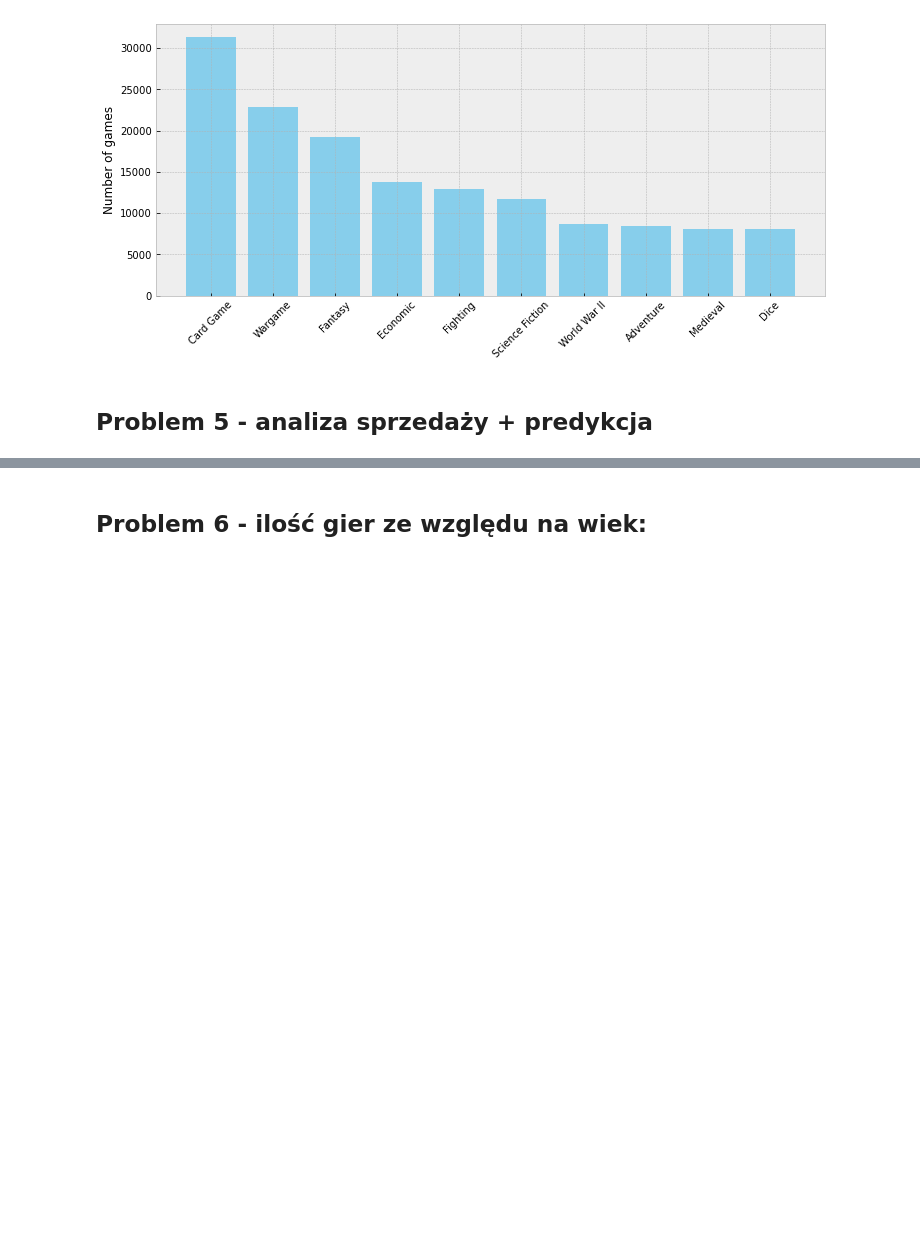
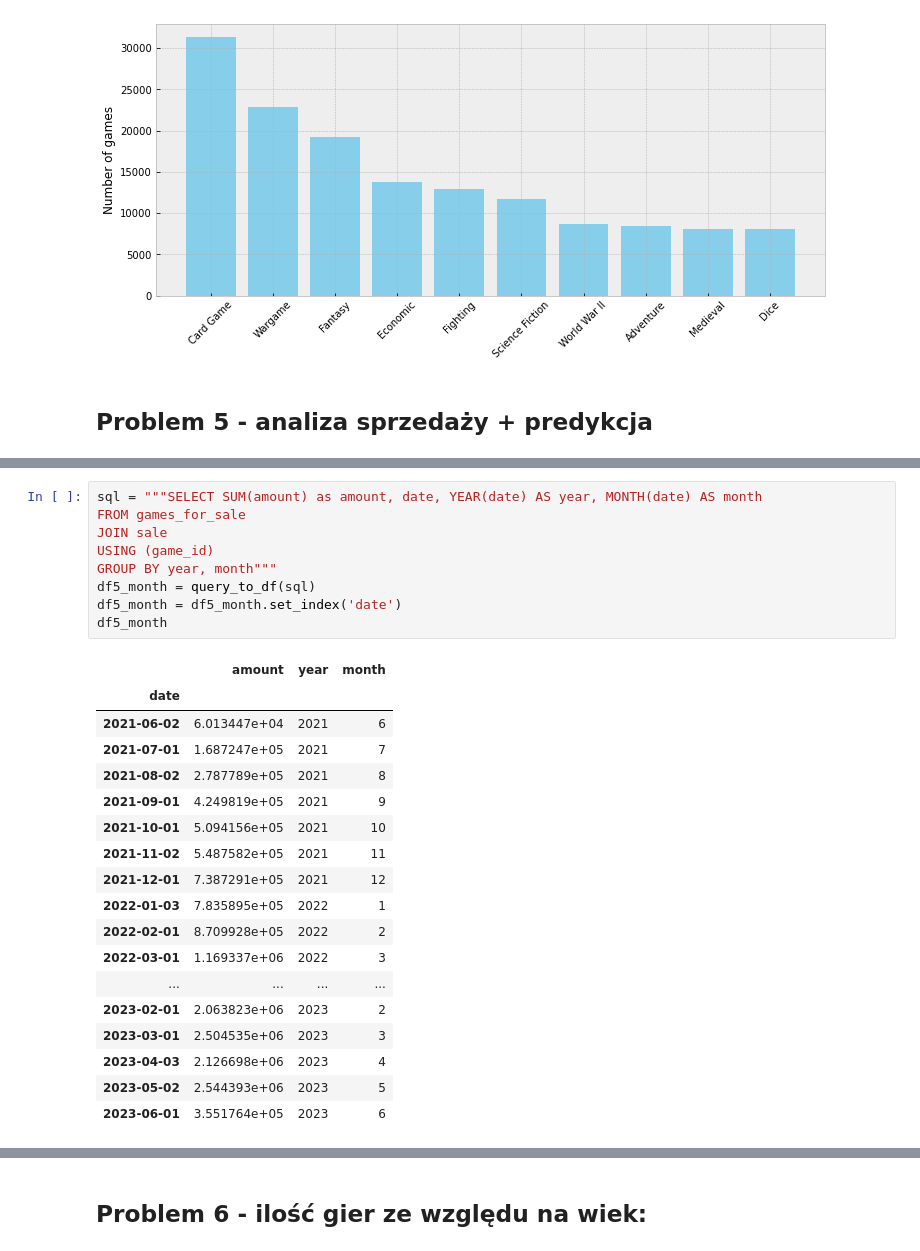
Before and after one commit to mweuro/Gameshop_database, a Jupyter notebook: Michal/analysis.ipynb, the cells around one changed output, grey strips where cells are left out. Drawn from its saved outputs; the diff is of its cells as text; blank space fills up the shorter version.

```diff
--- a/Michal/analysis.ipynb
+++ b/Michal/analysis.ipynb
@@ -462 +513,29 @@ num_dates = [(date - init_date).days for date in dates]
+# %%
+sql = """SELECT SUM(amount) as amount, date, YEAR(date) AS year, MONTH(date) AS month
+FROM games_for_sale
+JOIN sale
+USING (game_id)
+GROUP BY year, month"""
+df5_month = query_to_df(sql)
+df5_month = df5_month.set_index('date')
+df5_month
+# %% [output]
+|  | amount | year | month |
+| date |  |  |  |
+| 2021-06-02 | 6.013447e+04 | 2021 | 6 |
+| 2021-07-01 | 1.687247e+05 | 2021 | 7 |
+| 2021-08-02 | 2.787789e+05 | 2021 | 8 |
+| 2021-09-01 | 4.249819e+05 | 2021 | 9 |
+| 2021-10-01 | 5.094156e+05 | 2021 | 10 |
+| 2021-11-02 | 5.487582e+05 | 2021 | 11 |
+| 2021-12-01 | 7.387291e+05 | 2021 | 12 |
+| 2022-01-03 | 7.835895e+05 | 2022 | 1 |
+| 2022-02-01 | 8.709928e+05 | 2022 | 2 |
+| 2022-03-01 | 1.169337e+06 | 2022 | 3 |
+| ... | ... | ... | ... |
+| 2023-02-01 | 2.063823e+06 | 2023 | 2 |
+| 2023-03-01 | 2.504535e+06 | 2023 | 3 |
+| 2023-04-03 | 2.126698e+06 | 2023 | 4 |
+| 2023-05-02 | 2.544393e+06 | 2023 | 5 |
+| 2023-06-01 | 3.551764e+05 | 2023 | 6 |
 # %%
```
Also changed, not shown: parts of 25 cells of this notebook, 1 other file.
